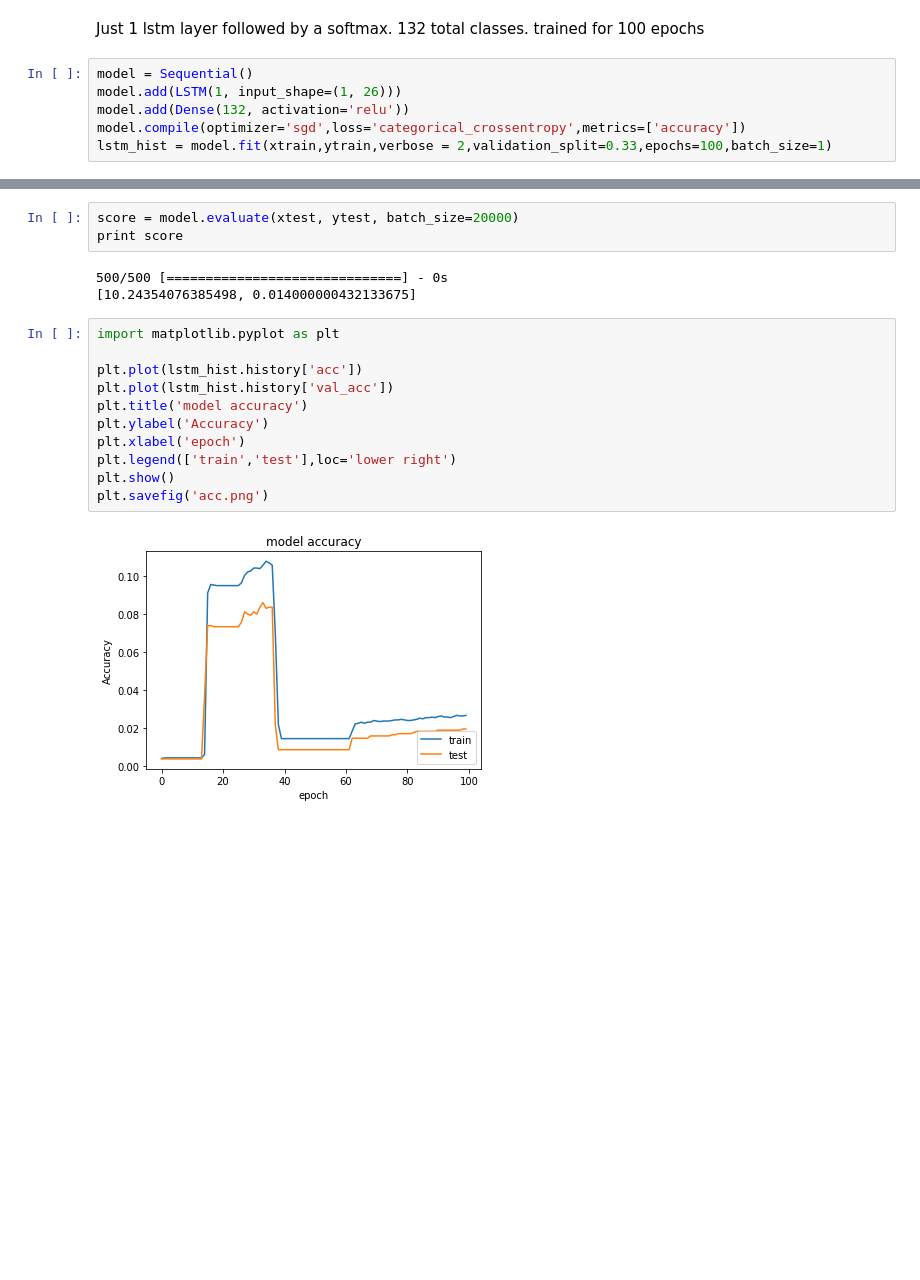
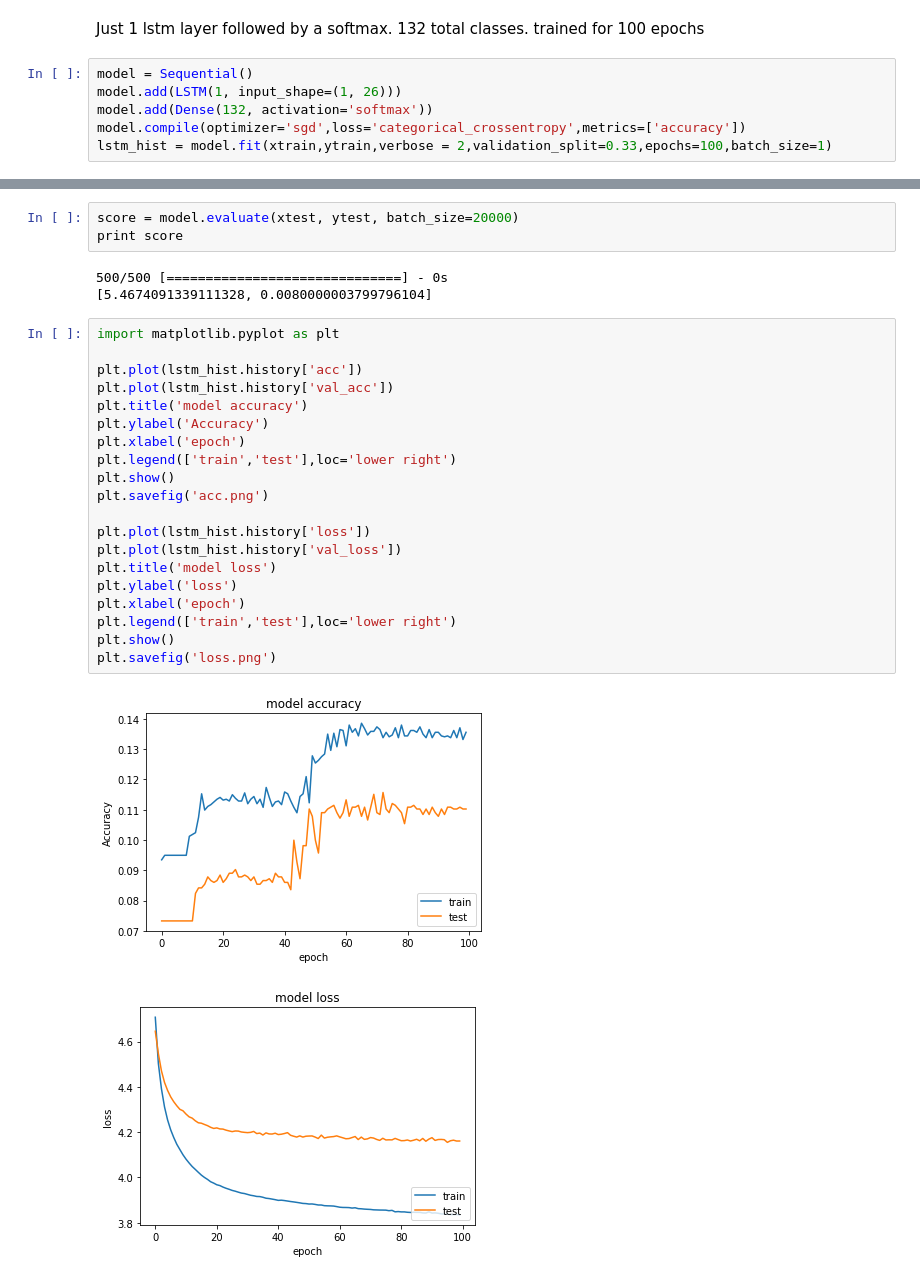
Before and after one commit to vagrawal/gsoc-progress, a Jupyter notebook: habdullah/Notes.ipynb, the cells around one changed output, grey strips where cells are left out. Drawn from its saved outputs; the diff is of its cells as text; blank space fills up the shorter version.

Commit message:
added softmax after lstm layer

```diff
--- a/habdullah/Notes.ipynb
+++ b/habdullah/Notes.ipynb
@@ -475,7 +473,7 @@ Just 1 lstm layer followed by a softmax. 132 total classes. trained for 100 epoc
 # %%
 model = Sequential()
 model.add(LSTM(1, input_shape=(1, 26)))
-model.add(Dense(132, activation='relu'))
+model.add(Dense(132, activation='softmax'))
 model.compile(optimizer='sgd',loss='categorical_crossentropy',metrics=['accuracy'])
 lstm_hist = model.fit(xtrain,ytrain,verbose = 2,validation_split=0.33,epochs=100,batch_size=1)
 # %% [output]
@@ -501,17 +499,27 @@ score = model.evaluate(xtest, ytest, batch_size=20000)
 print score
 # %% [output]
 500/500 [==============================] - 0s
-[10.24354076385498, 0.014000000432133675]
+[5.4674091339111328, 0.0080000003799796104]
 # %%
 import matplotlib.pyplot as plt
 
 plt.plot(lstm_hist.history['acc'])
 plt.plot(lstm_hist.history['val_acc'])
 plt.title('model accuracy')
 plt.ylabel('Accuracy')
 plt.xlabel('epoch')
 plt.legend(['train','test'],loc='lower right')
 plt.show()
 plt.savefig('acc.png')
+
+plt.plot(lstm_hist.history['loss'])
+plt.plot(lstm_hist.history['val_loss'])
+plt.title('model loss')
+plt.ylabel('loss')
+plt.xlabel('epoch')
+plt.legend(['train','test'],loc='lower right')
+plt.show()
+plt.savefig('loss.png')
 # %% [output]
-[figure, old version]
+[figure, new version]
+[figure, added]
```
Also changed, not shown: parts of 2 cells of this notebook.
